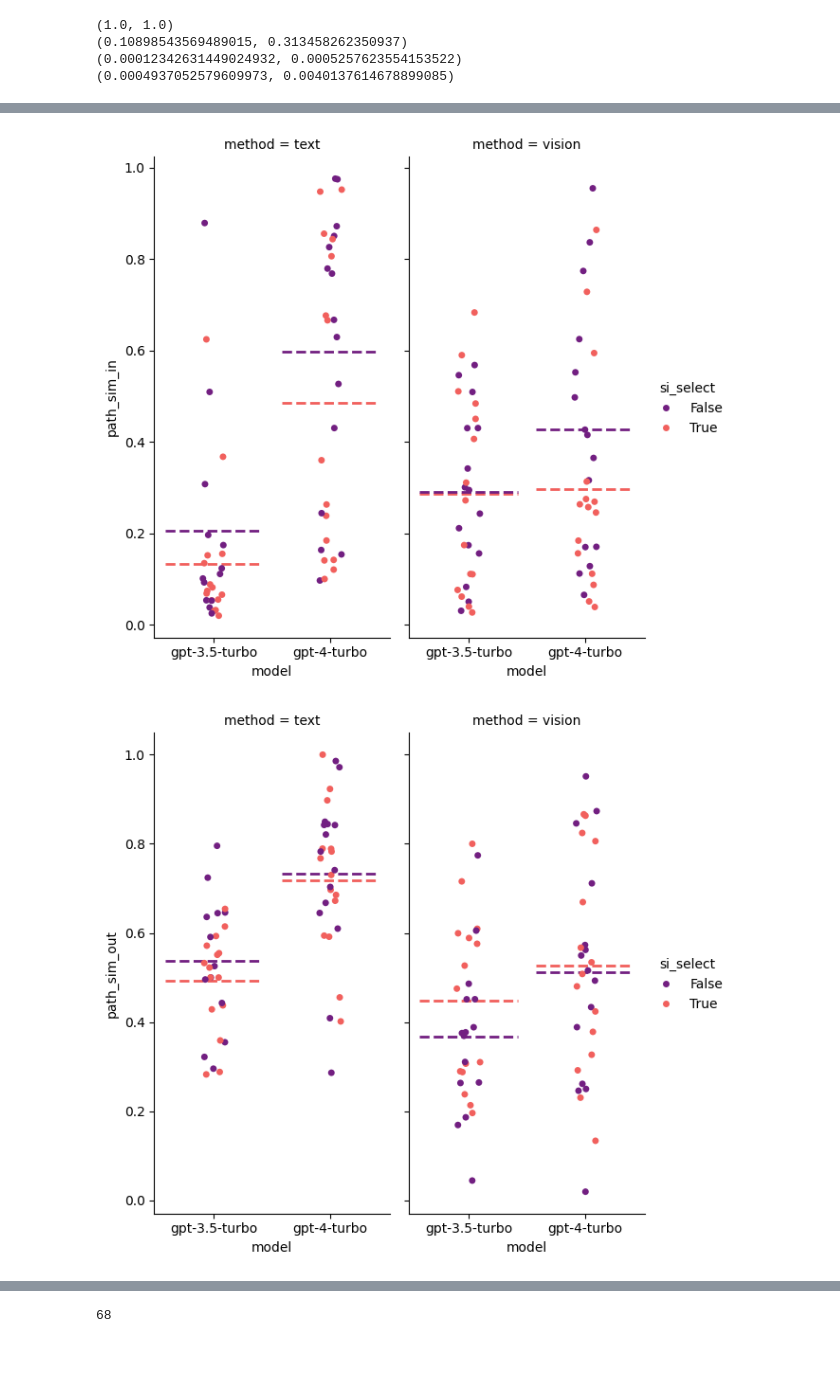
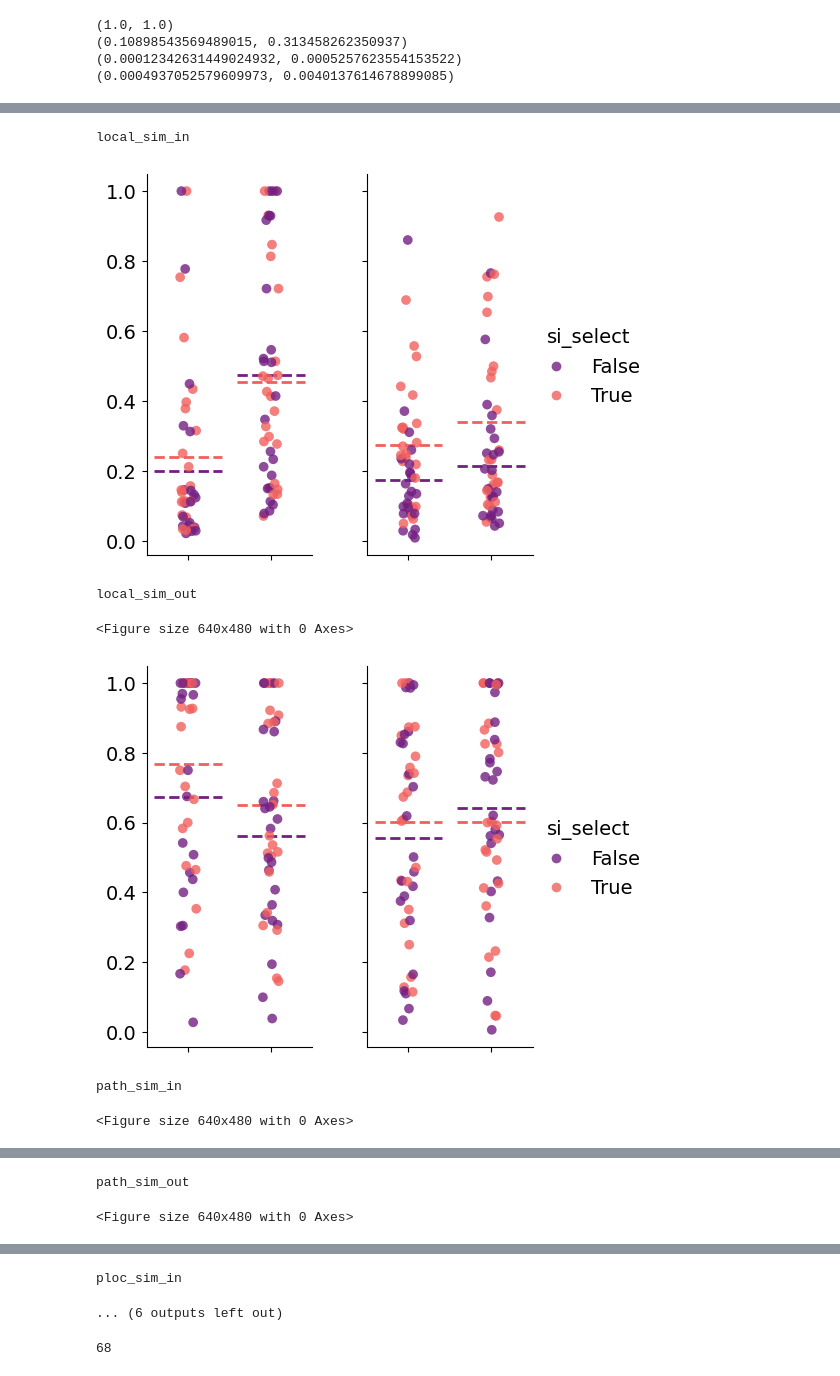
Before and after one commit to schwallergroup/gosybench, a Jupyter notebook: notebooks/compare_graphs_dev.ipynb, the cells around one changed output, grey strips where cells are left out. Drawn from its saved outputs; the diff is of its cells as text; code cells hidden in the pictures.

```diff
--- a/notebooks/compare_graphs_dev.ipynb
+++ b/notebooks/compare_graphs_dev.ipynb
@@ -485,8 +587,20 @@ def make_plot(metric):
 
     # plt.savefig('path_sim_in.svg')
 # %%
-for m in ['path_sim_in', 'path_sim_out', 'local_sim_in', 'local_sim_out']:
+for m in [
+    "local_sim_in",
+    "local_sim_out",
+    "path_sim_in",
+    "path_sim_out",
+    "ploc_sim_in",
+    "ploc_sim_out",
+]:
     make_plot(m)
 # %% [output]
+local_sim_in
-[figure, old version]
+[figure, new version]
+local_sim_out
+<Figure size 640x480 with 0 Axes>
-[figure, old version]
+[figure, new version]
+path_sim_in
+<Figure size 640x480 with 0 Axes>
@@ -493,0 +608,2 @@ for m in ['path_sim_in', 'path_sim_out', 'local_sim_in', 'local_sim_out']:
+path_sim_out
+<Figure size 640x480 with 0 Axes>
@@ -495,3 +611,5 @@ for m in ['path_sim_in', 'path_sim_out', 'local_sim_in', 'local_sim_out']:
+ploc_sim_in
+... (6 outputs left out)
 # %%
 import matplotlib.pyplot as plt
 import networkx as nx
```
Also changed, not shown: parts of 16 cells of this notebook, 7 other files.
